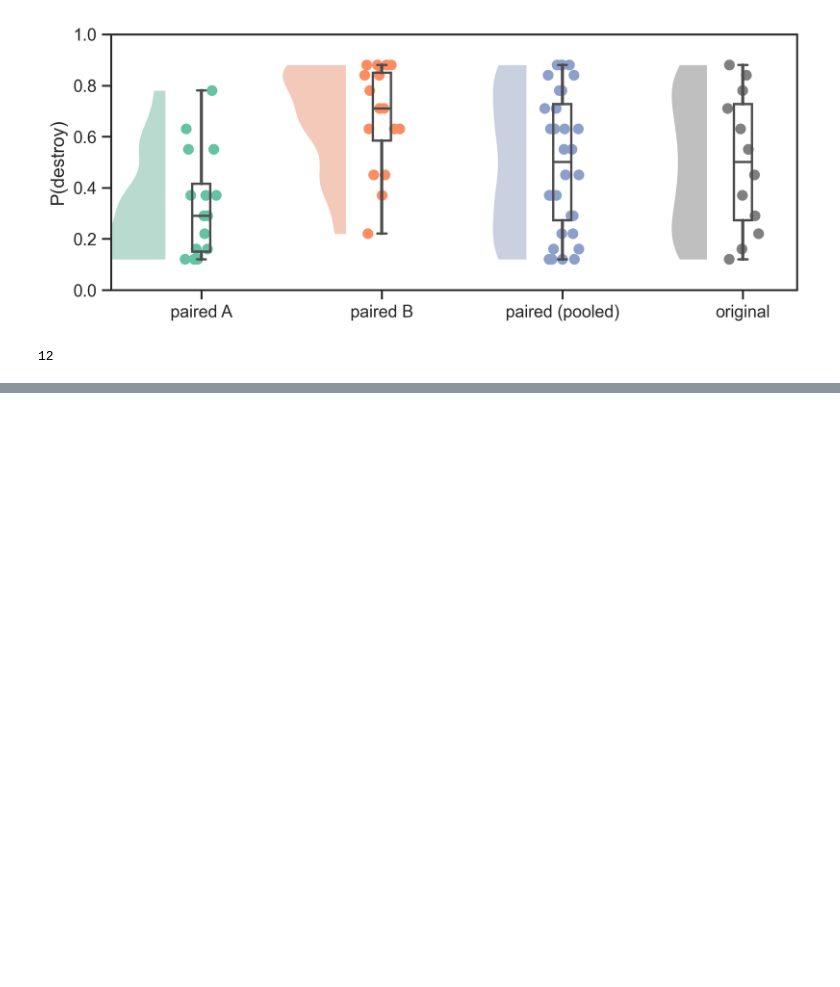
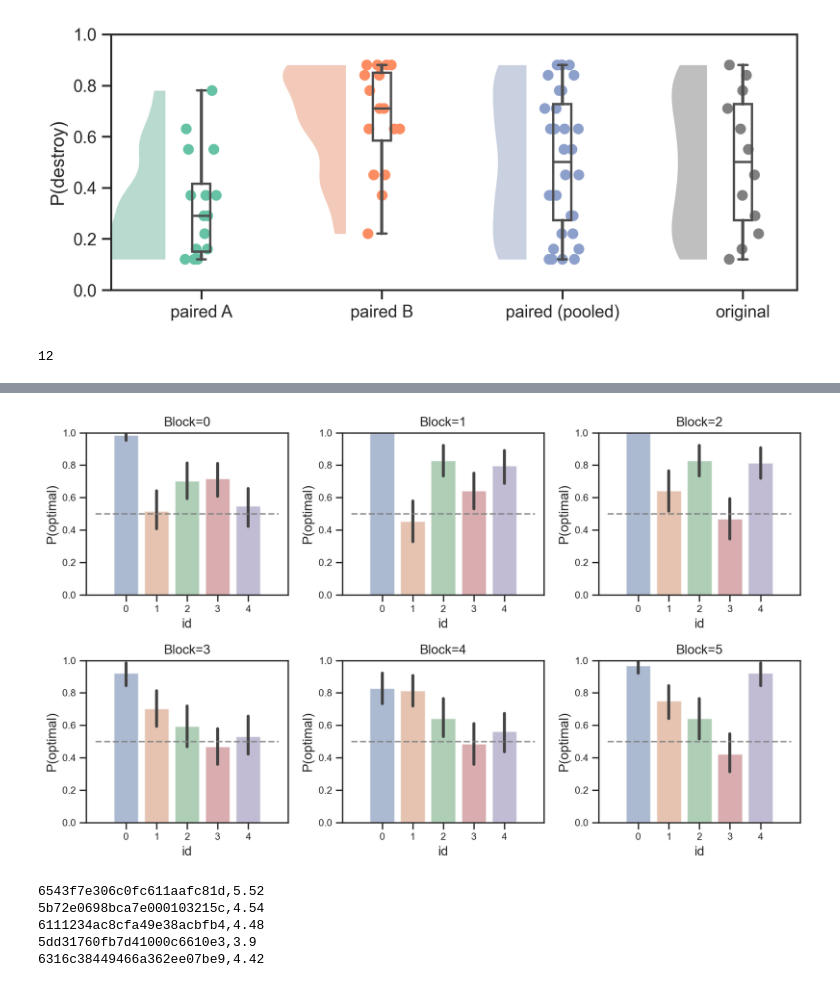
Before and after one commit to bsgarcia/SpaceRLUnity, a Jupyter notebook: Assets/Scripts/analysis/analysis.ipynb, the cells around one changed output, grey strips where cells are left out. Drawn from its saved outputs; the diff is of its cells as text; code cells hidden in the pictures; blank space fills up the shorter version.

```diff
--- a/Assets/Scripts/analysis/analysis.ipynb
+++ b/Assets/Scripts/analysis/analysis.ipynb
@@ -499,0 +567,27 @@ p= 0.88   mean= 0.6833333333333333
+# %%
+sns.set(rc={'figure.figsize':(10,6), 'figure.dpi': 200, 'xtick.labelsize': 9, 'ytick.labelsize': 9})
+sns.set_style('ticks')
+
+for session in df.session.unique():
+    plt.subplot(2, 3, session+1)
+    ddf = df[df.session == session]
+    sns.barplot(x='id', y='correct', data=ddf, alpha=.5)
+    plt.plot([-1, ddf.id.nunique()], [0.5, 0.5], color='grey', linestyle='--', zorder=10, alpha=0.8)
+    plt.ylabel('P(optimal)')
+    plt.title(f'Block={session}')
+    plt.ylim(0, 1)
+
+plt.tight_layout()
+# %% [output]
+[figure, added]
+# %%
+for pid in df.prolificID.unique():
+    correct = str(df[df.prolificID==pid].correct.mean())
+    string = pid +','+ str((df[(df.prolificID==pid) & (df.destroyed)].outcome.sum()*(0.004)).round(2)) #+ ',' +  correct
+    print(string)
+# %% [output]
+6543f7e306c0fc611aafc81d,5.52
+5b72e0698bca7e000103215c,4.54
+6111234ac8cfa49e38acbfb4,4.48
+5dd31760fb7d41000c6610e3,3.9
+6316c38449466a362ee07be9,4.42
```
Also changed, not shown: parts of 19 cells of this notebook, 58 other files.
